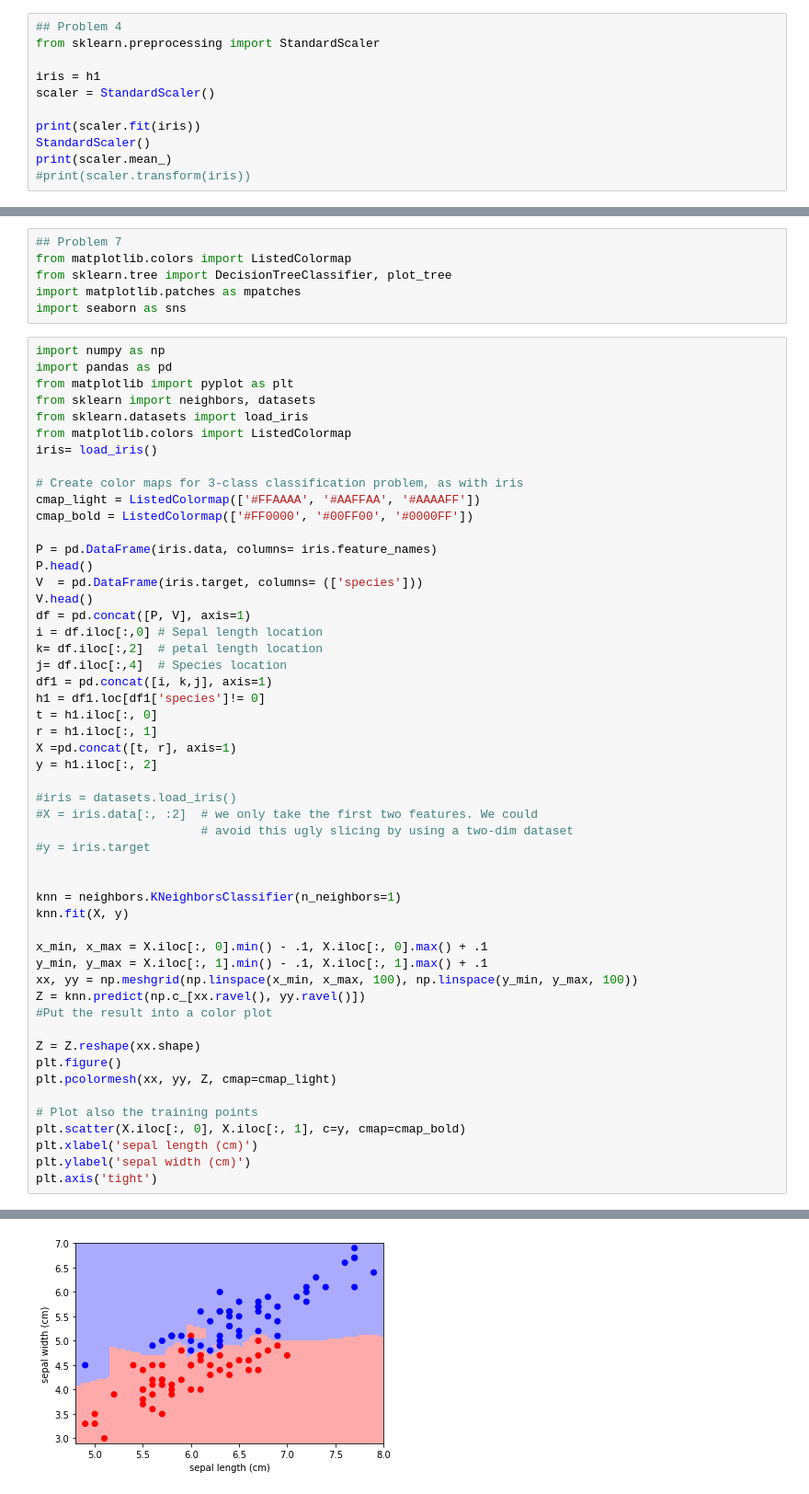
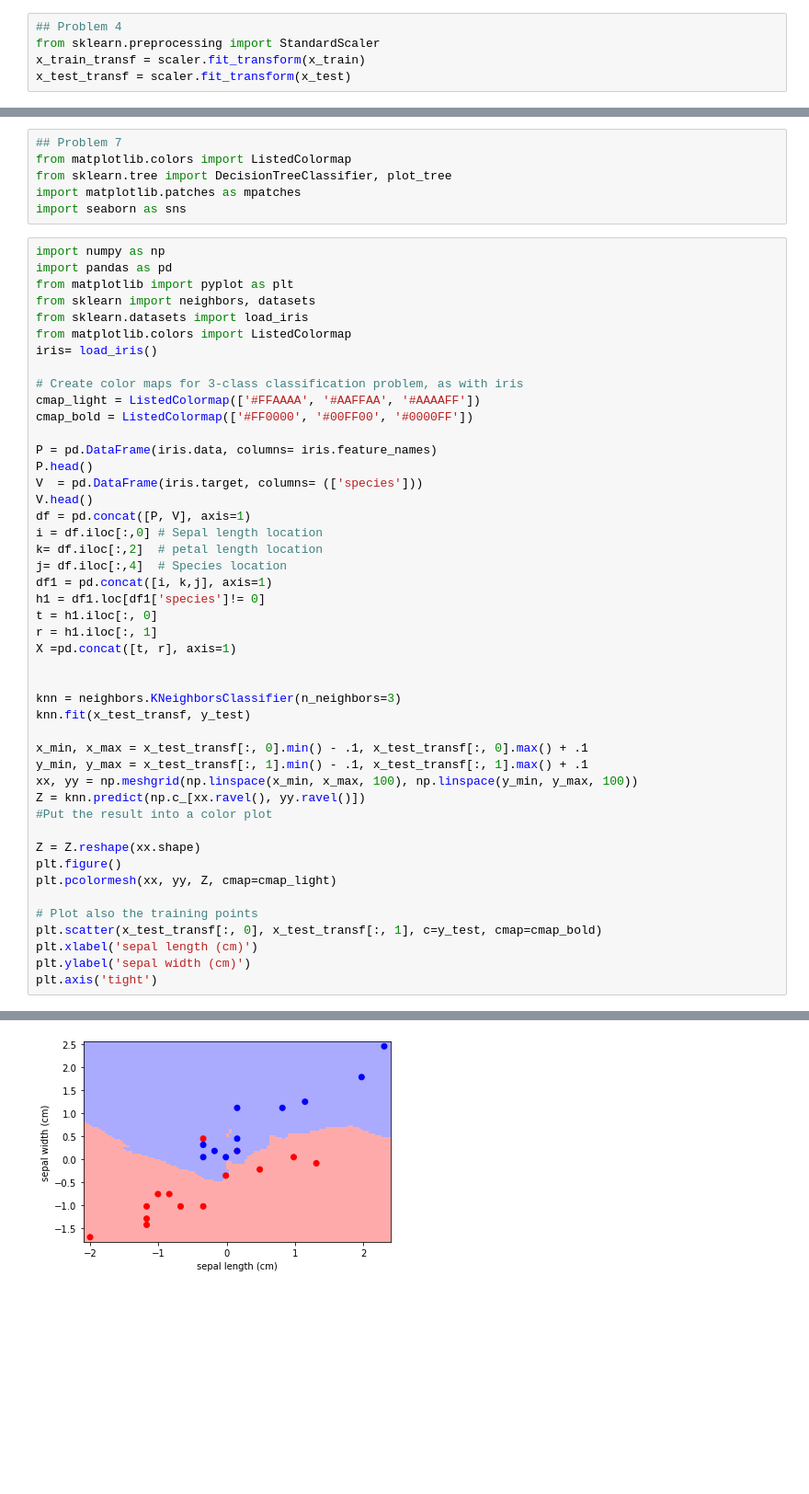
Before and after one commit to pafernannapi18/GithubIntro, a Jupyter notebook: 14thAssignment.ipynb, the cells around one changed output, grey strips where cells are left out. Shown at 92% size. Saved outputs shown, nothing was run; the diff lists cells and outputs as text; blank space fills up the shorter version.

```diff
--- a/14thAssignment.ipynb
+++ b/14thAssignment.ipynb
@@ -99,11 +99,5 @@ x_train, x_test, y_train, y_test = train_test_split(X,Y, test_size = 0.25, rando
 # %%
 ## Problem 4
 from sklearn.preprocessing import StandardScaler
-
-iris = h1
-scaler = StandardScaler()
-
-print(scaler.fit(iris))
-StandardScaler()
-print(scaler.mean_)
-#print(scaler.transform(iris))
+x_train_transf = scaler.fit_transform(x_train)
+x_test_transf = scaler.fit_transform(x_test)
@@ -228,19 +217,13 @@ h1 = df1.loc[df1['species']!= 0]
 t = h1.iloc[:, 0]
 r = h1.iloc[:, 1]
 X =pd.concat([t, r], axis=1)
-y = h1.iloc[:, 2]
-
-#iris = datasets.load_iris()
-#X = iris.data[:, :2]  # we only take the first two features. We could
-                       # avoid this ugly slicing by using a two-dim dataset
-#y = iris.target
 
 
-knn = neighbors.KNeighborsClassifier(n_neighbors=1)
-knn.fit(X, y)
+knn = neighbors.KNeighborsClassifier(n_neighbors=3)
+knn.fit(x_test_transf, y_test)
 
-x_min, x_max = X.iloc[:, 0].min() - .1, X.iloc[:, 0].max() + .1
-y_min, y_max = X.iloc[:, 1].min() - .1, X.iloc[:, 1].max() + .1
+x_min, x_max = x_test_transf[:, 0].min() - .1, x_test_transf[:, 0].max() + .1
+y_min, y_max = x_test_transf[:, 1].min() - .1, x_test_transf[:, 1].max() + .1
 xx, yy = np.meshgrid(np.linspace(x_min, x_max, 100), np.linspace(y_min, y_max, 100))
 Z = knn.predict(np.c_[xx.ravel(), yy.ravel()])
 #Put the result into a color plot
@@ -250,7 +233,7 @@ plt.figure()
 plt.pcolormesh(xx, yy, Z, cmap=cmap_light)
 
 # Plot also the training points
-plt.scatter(X.iloc[:, 0], X.iloc[:, 1], c=y, cmap=cmap_bold)
+plt.scatter(x_test_transf[:, 0], x_test_transf[:, 1], c=y_test, cmap=cmap_bold)
 plt.xlabel('sepal length (cm)')
 plt.ylabel('sepal width (cm)')
 plt.axis('tight')
@@ -259 +245 @@ plt.axis('tight')
-[figure, old version]
+[figure, new version]
```
Also changed, not shown: parts of 27 cells of this notebook.
